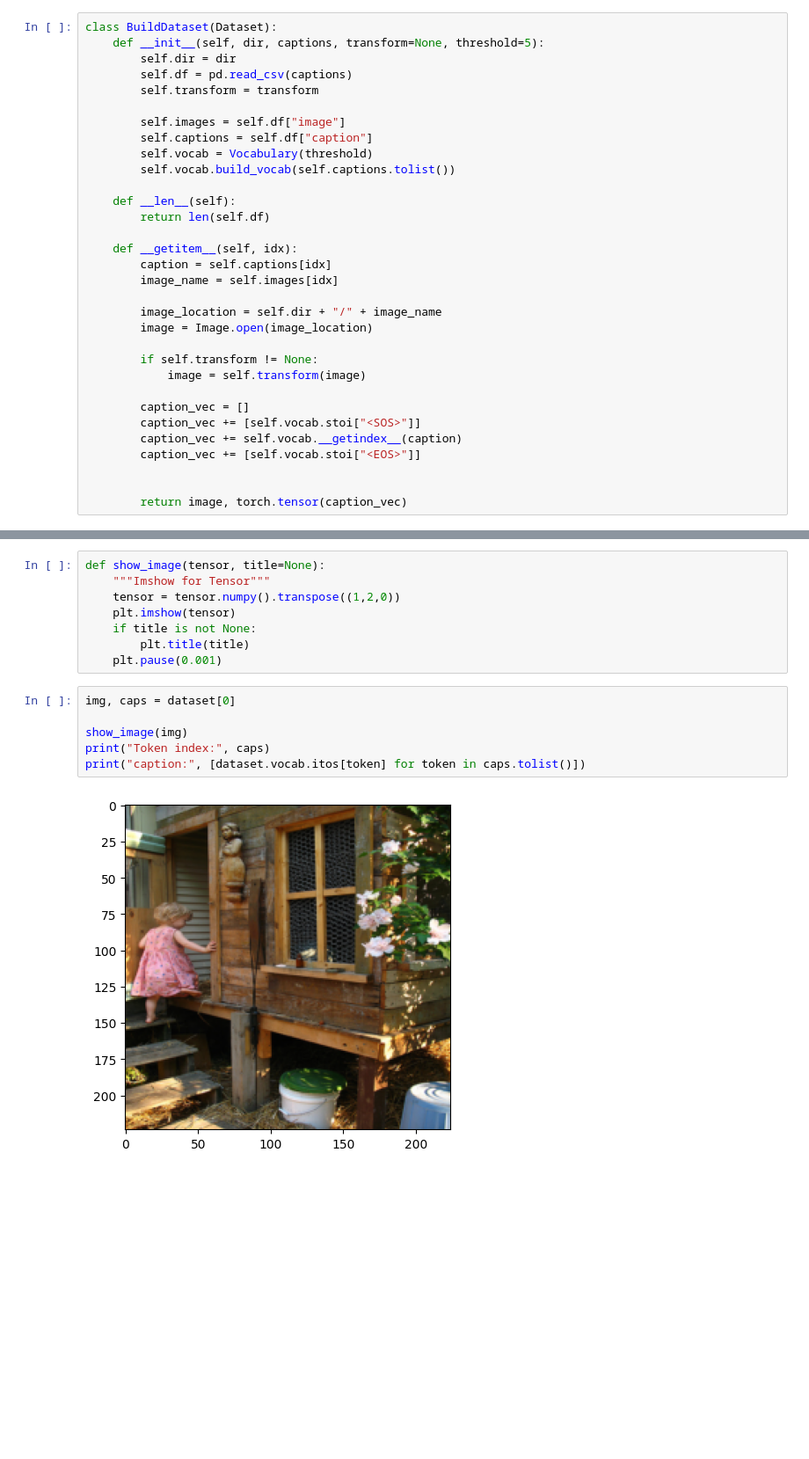
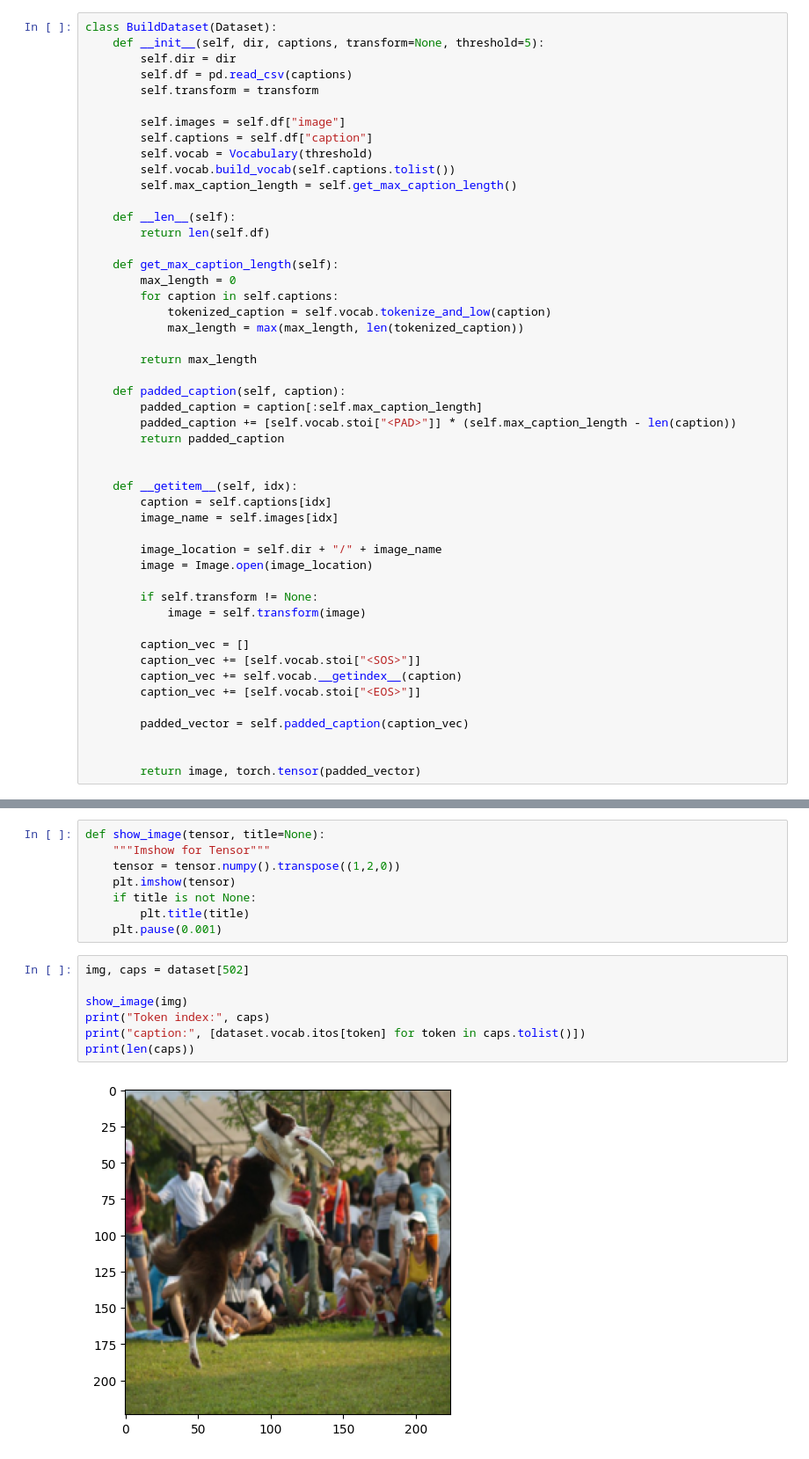
Before and after one commit to DCC-UAB/dlnn-project_ia-group_2, a Jupyter notebook: utils/Loading_data.ipynb, the cells around one changed output, grey strips where cells are left out. Shown at 88% size. Saved outputs shown, nothing was run; the diff lists cells and outputs as text; blank space fills up the shorter version.

```diff
--- a/utils/Loading_data.ipynb
+++ b/utils/Loading_data.ipynb
@@ -127,9 +123,24 @@ class BuildDataset(Dataset):
         self.captions = self.df["caption"]
         self.vocab = Vocabulary(threshold)
         self.vocab.build_vocab(self.captions.tolist())
+        self.max_caption_length = self.get_max_caption_length()
 
     def __len__(self):
         return len(self.df)
+
+    def get_max_caption_length(self):
+        max_length = 0
+        for caption in self.captions:
+            tokenized_caption = self.vocab.tokenize_and_low(caption)
+            max_length = max(max_length, len(tokenized_caption))
+
+        return max_length
+
+    def padded_caption(self, caption):
+        padded_caption = caption[:self.max_caption_length]
+        padded_caption += [self.vocab.stoi["<PAD>"]] * (self.max_caption_length - len(caption))
+        return padded_caption
+
 
     def __getitem__(self, idx):
         caption = self.captions[idx]
@@ -146,8 +157,10 @@ class BuildDataset(Dataset):
         caption_vec += self.vocab.__getindex__(caption)
         caption_vec += [self.vocab.stoi["<EOS>"]]
 
+        padded_vector = self.padded_caption(caption_vec)
 
-        return image, torch.tensor(caption_vec)
+
+        return image, torch.tensor(padded_vector)
 # %%
 #defing the transform to be applied
 transforms = T.Compose([
@@ -170,10 +183,11 @@ def show_image(tensor, title=None):
         plt.title(title)
     plt.pause(0.001)
 # %%
-img, caps = dataset[0]
+img, caps = dataset[502]
 
 show_image(img)
 print("Token index:", caps)
 print("caption:", [dataset.vocab.itos[token] for token in caps.tolist()])
+print(len(caps))
 # %% [output]
-[figure, old version]
+[figure, new version]
```
Also changed, not shown: parts of 5 cells of this notebook.
